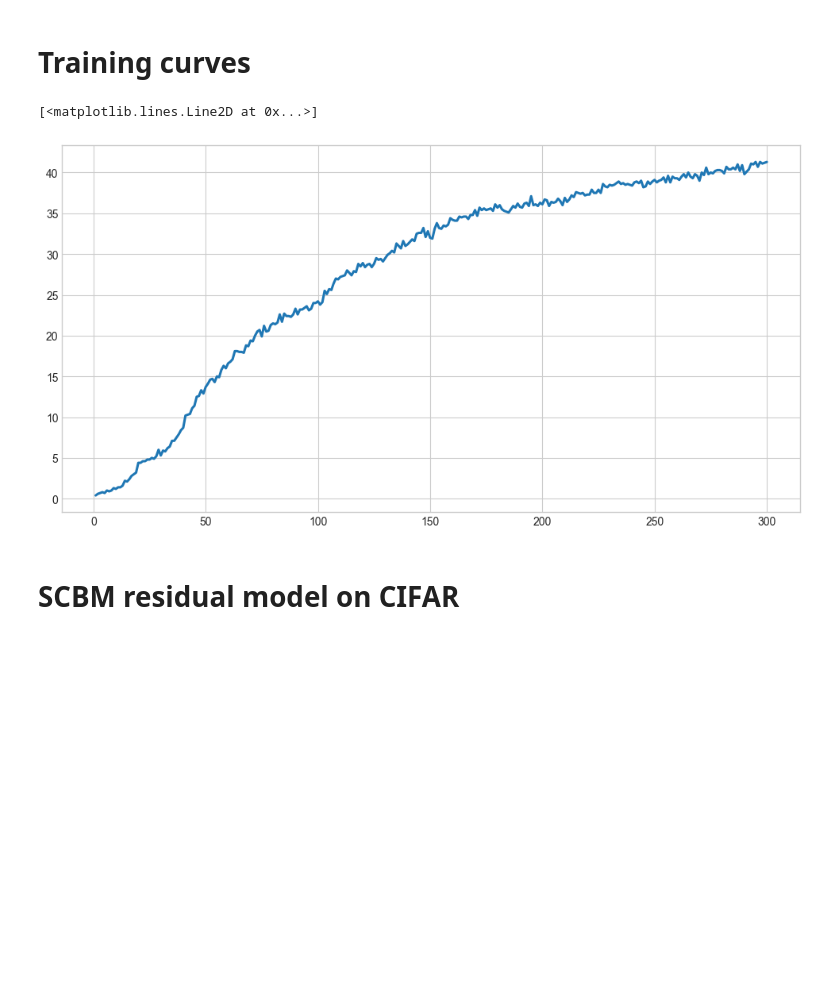
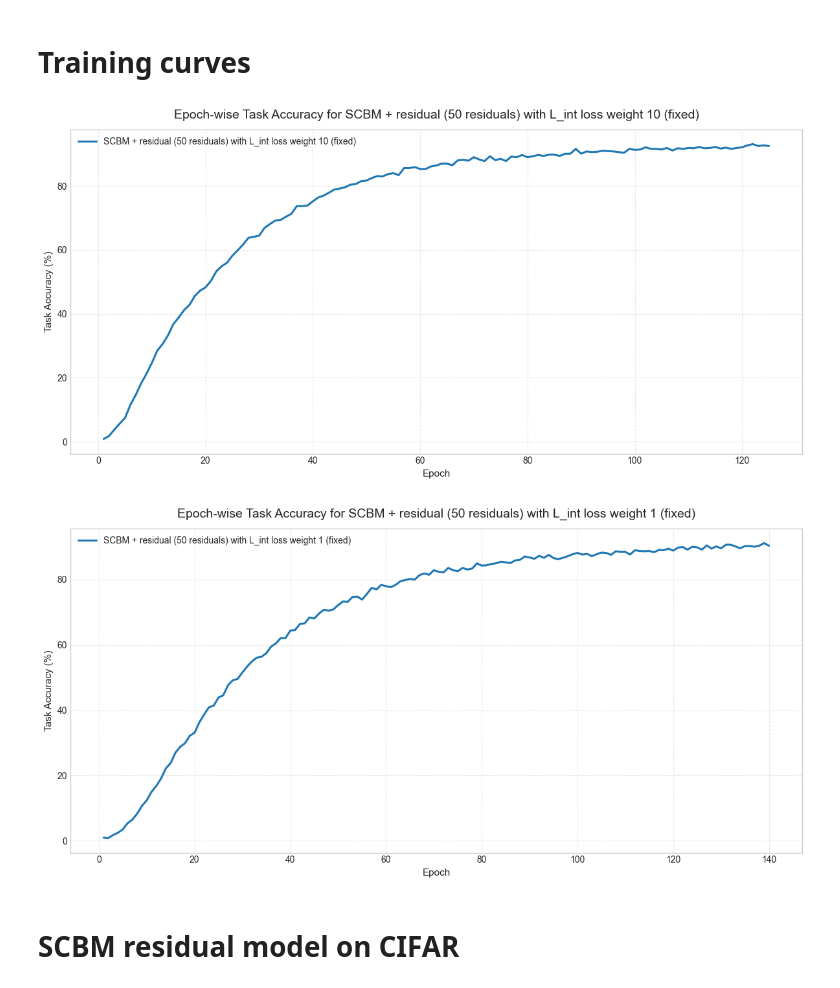
Before and after one commit to stephenmarcou/SCBM_implementation, a Jupyter notebook: results.ipynb, the cells around one changed output. Saved outputs shown, nothing was run; the diff lists cells and outputs as text; code cells hidden in the pictures; blank space fills up the shorter version.

```diff
--- a/results.ipynb
+++ b/results.ipynb
@@ -1054,36 +1122,46 @@ display(
 # %%
 def extract_epoch_accuracies(full_model_path):
     epoch_accuracies = []
     with open(os.path.join(full_model_path, "log.txt"), "r") as f:
         lines = f.readlines()
         for line in lines:
-            if "Epoch" in line and "y_accuracy" in line and "c_accuracy" in line:
+            if "Epoch" in line and "y_accuracy" in line and "c_accuracy" in line and "Train" in line:
                 epoch_num = re.findall(r"Epoch\s*(\d+)", line)[0]
                 y_accuracy = re.findall(r"y_accuracy:\s*([0-9.]+)", line)[0]
                 c_accuracy = re.findall(r"c_accuracy:\s*([0-9.]+)", line)[0]
                 epoch_accuracies.append((int(epoch_num), float(y_accuracy) * 100, float(c_accuracy) * 100))
     return epoch_accuracies
 
 scbm_model_dir = os.path.join("experiments", "scbm", "CUB")
 scbm_res_model_dir = os.path.join("experiments", "scbm_residual", "CUB")
 cbm_model_dir = os.path.join("experiments", "cbm", "CUB")
 
+model_dirs_titles = [("Mateo_025_fixed_L_int_loss_weight_10_2026-05-07_13-51-32_4209e", "SCBM + residual (50 residuals) with L_int loss weight 10 (fixed)"),
+                     ("Mateo_025_fixed_L_int_loss_weight_1_2026-05-06_18-32-22_1fc60", "SCBM + residual (50 residuals) with L_int loss weight 1 (fixed)"),
+                     ]
 
-model_dir = "incomplete_rmv_indiv_concepts_0.9_2026-04-22_18-23-47_bcd0a"
-full_model_path = os.path.join(scbm_res_model_dir, model_dir)
-epoch_accuracies_residual = extract_epoch_accuracies(full_model_path)
-fig, ax = plt.subplots(figsize=(12, 6))
-ax.plot(
-    [epoch[0] for epoch in epoch_accuracies_residual],
-    [epoch[1] for epoch in epoch_accuracies_residual],
-    label="SCBM with residual (90% removed)",
-    color="#1f77b4",
-    linewidth=2.2,
-    markersize=6,
-)
+for model_dir, title in model_dirs_titles:
+    full_model_path = os.path.join(scbm_res_model_dir, model_dir)
+    epoch_accuracies_residual = extract_epoch_accuracies(full_model_path)
+    fig, ax = plt.subplots(figsize=(12, 6))
+    ax.plot(
+        [epoch[0] for epoch in epoch_accuracies_residual],
+        [epoch[1] for epoch in epoch_accuracies_residual],
+        label=title,
+        color="#1f77b4",
+        linewidth=2.2,
+        markersize=6,
+    )
+    ax.set_title(f"Epoch-wise Task Accuracy for {title}", fontsize=14, pad=12)
+    ax.set_xlabel("Epoch", fontsize=11)
+    ax.set_ylabel("Task Accuracy (%)", fontsize=11)
+    ax.grid(True, which="major", linestyle="--", alpha=0.45)
+    ax.legend(loc="upper left")
+    fig.tight_layout()
+    plt.show()
 # %% [output]
-[<matplotlib.lines.Line2D at 0x...>]
-[figure, old version]
+[figure, new version]
+[figure, added]
 # %% [markdown]
 # SCBM residual model on CIFAR
 # %%
```
Also changed, not shown: parts of 2 cells of this notebook, 2 other files.
